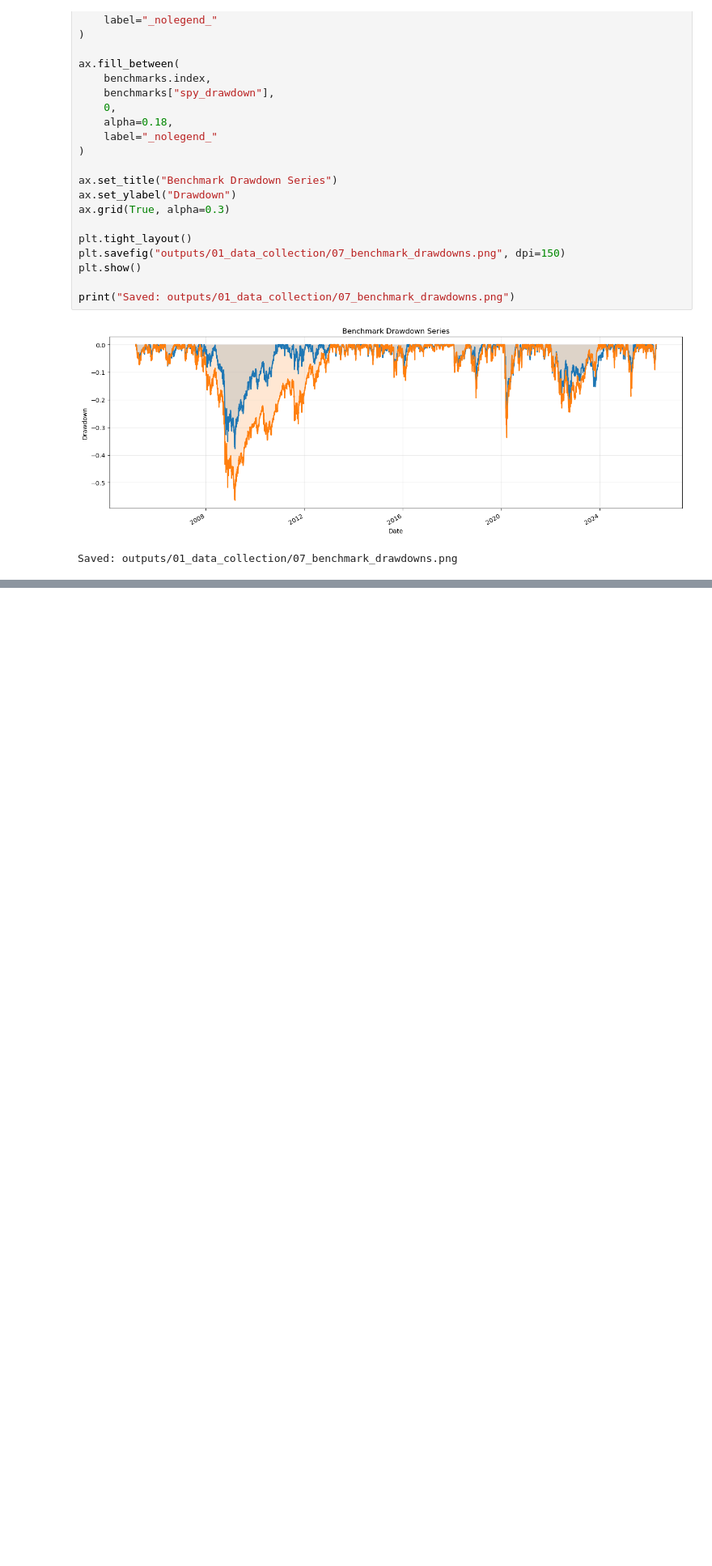
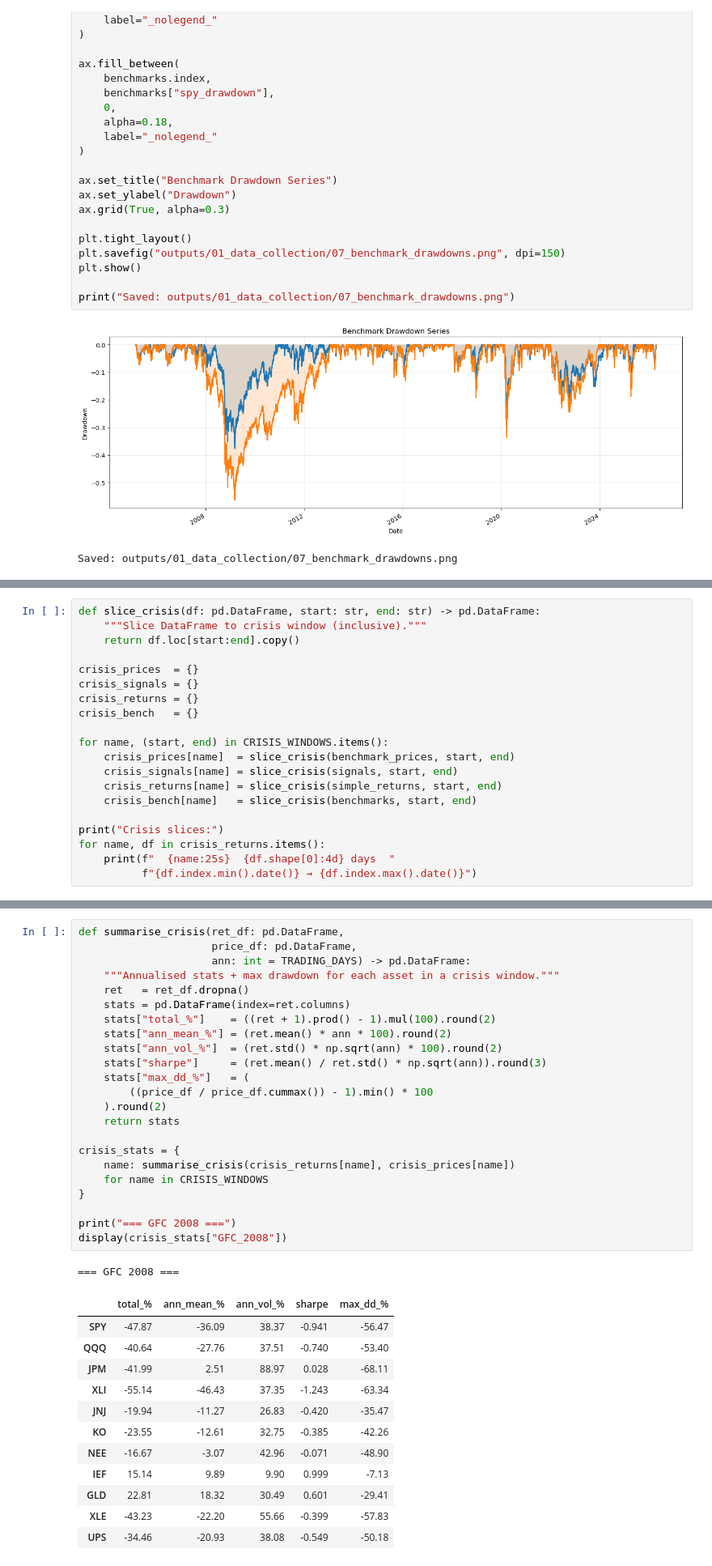
Before and after one commit to GeorgiosLoulakis/Adv-Business-Analytics, a Jupyter notebook: 01_data_collection_and_benchmarks.ipynb, the cells around one changed output, grey strips where cells are left out. Shown at 81% size. Cells and saved outputs as stored; diff of their text form; blank space fills up the shorter version.

```diff
--- a/01_data_collection_and_benchmarks.ipynb
+++ b/01_data_collection_and_benchmarks.ipynb
@@ -772,0 +793,20 @@ Saved: outputs/01_data_collection/07_benchmark_drawdowns.png
+# %%
+def slice_crisis(df: pd.DataFrame, start: str, end: str) -> pd.DataFrame:
+    """Slice DataFrame to crisis window (inclusive)."""
+    return df.loc[start:end].copy()
+
+crisis_prices  = {}
+crisis_signals = {}
+crisis_returns = {}
+crisis_bench   = {}
+
+for name, (start, end) in CRISIS_WINDOWS.items():
+    crisis_prices[name]  = slice_crisis(benchmark_prices, start, end)
+    crisis_signals[name] = slice_crisis(signals, start, end)
+    crisis_returns[name] = slice_crisis(simple_returns, start, end)
+    crisis_bench[name]   = slice_crisis(benchmarks, start, end)
+
+print("Crisis slices:")
+for name, df in crisis_returns.items():
+    print(f"  {name:25s}  {df.shape[0]:4d} days  "
+          f"{df.index.min().date()} → {df.index.max().date()}")
@@ -772,0 +820,37 @@ Saved: outputs/01_data_collection/07_benchmark_drawdowns.png
+# %%
+def summarise_crisis(ret_df: pd.DataFrame,
+                     price_df: pd.DataFrame,
+                     ann: int = TRADING_DAYS) -> pd.DataFrame:
+    """Annualised stats + max drawdown for each asset in a crisis window."""
+    ret   = ret_df.dropna()
+    stats = pd.DataFrame(index=ret.columns)
+    stats["total_%"]    = ((ret + 1).prod() - 1).mul(100).round(2)
+    stats["ann_mean_%"] = (ret.mean() * ann * 100).round(2)
+    stats["ann_vol_%"]  = (ret.std() * np.sqrt(ann) * 100).round(2)
+    stats["sharpe"]     = (ret.mean() / ret.std() * np.sqrt(ann)).round(3)
+    stats["max_dd_%"]   = (
+        ((price_df / price_df.cummax()) - 1).min() * 100
+    ).round(2)
+    return stats
+
+crisis_stats = {
+    name: summarise_crisis(crisis_returns[name], crisis_prices[name])
+    for name in CRISIS_WINDOWS
+}
+
+print("=== GFC 2008 ===")
+display(crisis_stats["GFC_2008"])
+# %% [output]
+=== GFC 2008 ===
+|  | total_% | ann_mean_% | ann_vol_% | sharpe | max_dd_% |
+| SPY | -47.87 | -36.09 | 38.37 | -0.941 | -56.47 |
+| QQQ | -40.64 | -27.76 | 37.51 | -0.740 | -53.40 |
+| JPM | -41.99 | 2.51 | 88.97 | 0.028 | -68.11 |
+| XLI | -55.14 | -46.43 | 37.35 | -1.243 | -63.34 |
+| JNJ | -19.94 | -11.27 | 26.83 | -0.420 | -35.47 |
+| KO | -23.55 | -12.61 | 32.75 | -0.385 | -42.26 |
+| NEE | -16.67 | -3.07 | 42.96 | -0.071 | -48.90 |
+| IEF | 15.14 | 9.89 | 9.90 | 0.999 | -7.13 |
+| GLD | 22.81 | 18.32 | 30.49 | 0.601 | -29.41 |
+| XLE | -43.23 | -22.20 | 55.66 | -0.399 | -57.83 |
+| UPS | -34.46 | -20.93 | 38.08 | -0.549 | -50.18 |
```
Also changed, not shown: parts of 8 cells of this notebook.
